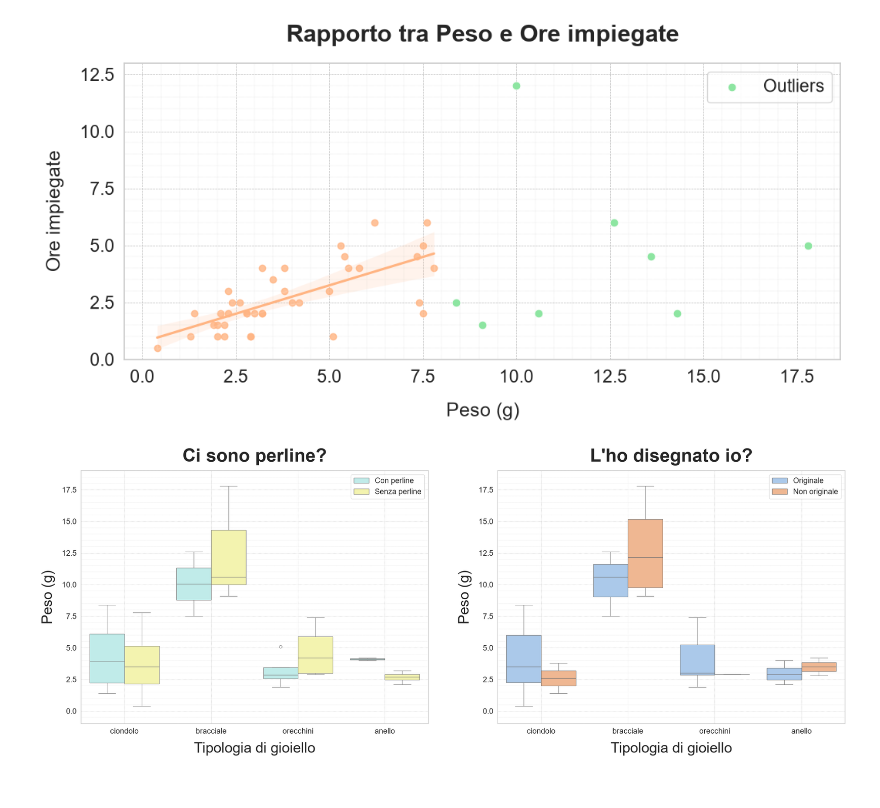
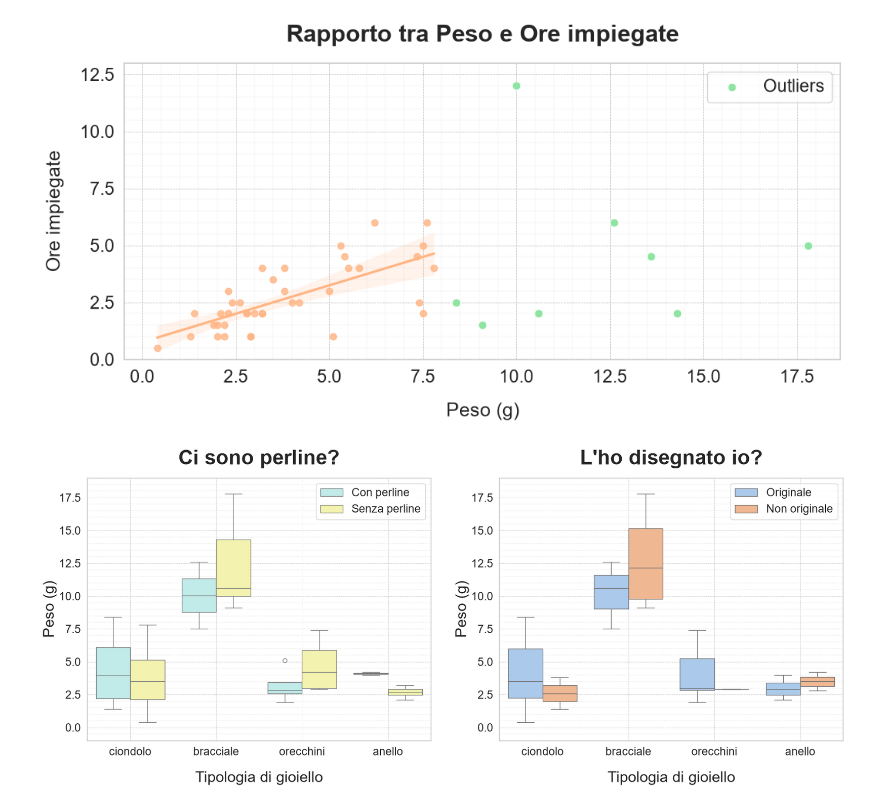
Before and after one commit to mush-noe/Data-Science---Laboratorio-del-Sole, a Jupyter notebook: grafico 3, 4.ipynb, the cells around one changed output. Cells and saved outputs as stored; diff of their text form; code cells hidden in the pictures.

```diff
--- a/grafico 3, 4.ipynb
+++ b/grafico 3, 4.ipynb
@@ -8,7 +8,7 @@ df = pd.read_pickle("LabDelSole.pickle")
 
 colori = sns.color_palette("pastel")
 
-df_info=df["info"]
+df_info=df["info"].copy()
 df_info
 # %% [output]
 |  | tipologia | modello | ore impiegate | prezzo | peso | design mio | perline | rimaste | regalate |
@@ -119,7 +101,7 @@ plt.savefig("Immagini/Peso-ore-A.png", bbox_inches="tight", pad_inches=0.1, tran
 # %%
 #GRAFICO 3
 #grafico della distribuzione dei pesi dei vari oggetti
-fig, (ax1, ax2) = plt.subplots(nrows = 1, ncols = 2, figsize = (30, 10))
+fig, (ax1, ax2) = plt.subplots(nrows = 1, ncols = 2, figsize = (20, 7))
 sns.set(style = "whitegrid", font_scale = 1.5)
 
 ordine = ["ciondolo", "bracciale", "orecchini", "anello"]
@@ -141,11 +123,11 @@ sns.boxplot(
 ax1.set_facecolor("#FFFFFF")
 
 ax1.grid(True, color = "#BBBBBB", linewidth = 0.5, linestyle="--")
-ax1.grid(True, axis = 'y', which = 'minor',linewidth = 0.3, linestyle="--")
+ax1.grid(True, axis = "y", which = "minor", linewidth = 0.3, linestyle="--")
 
-ax1.set_title("Ci sono perline?", pad = 20, fontsize = 40, fontweight = "bold")
-ax1.set_xlabel("Tipologia di gioiello", fontsize = 32, fontweight = "normal", labelpad = 15)
-ax1.set_ylabel("Peso (g)", fontsize = 32, fontweight = "normal", labelpad = 15)
+ax1.set_title("Ci sono perline?", pad = 20, fontsize = 30, fontweight = "bold")
+ax1.set_xlabel("Tipologia di gioiello", fontsize = 22, fontweight = "normal", labelpad = 20)
+ax1.set_ylabel("Peso (g)", fontsize = 22, fontweight = "normal", labelpad = 3)
 
 ax1.legend(loc="upper right")
 
@@ -153,35 +135,35 @@ ax1.yaxis.set_major_locator(plt.MultipleLocator(2.5))
 ax1.yaxis.set_minor_locator(plt.MultipleLocator(0.5))
 ax1.set_ylim(-1, 19)
 
-# grafichino 2
+# '''''''
 
 df_info["design_testo"] = df_info["design mio"].map({True: "Originale", False: "Non originale"})
 
 sns.boxplot(
     ax=ax2,
     data=df_info,
     x="tipologia",
     y="peso",
     order=ordine,
     hue="design_testo",
     hue_order=["Originale", "Non originale"],
     palette={"Originale": colori[0], "Non originale": colori[1]}
 )
 ax2.set_facecolor("#FFFFFF")
 
 ax2.grid(True, color = "#BBBBBB", linewidth = 0.5, linestyle="--")
 ax2.grid(True, axis = 'y', which = 'minor',linewidth = 0.3, linestyle="--")
 
-ax2.set_title("L'ho disegnato io?", pad = 20, fontsize = 40, fontweight = "bold")
-ax2.set_xlabel("Tipologia di gioiello", fontsize = 32, fontweight = "normal", labelpad = 15)
-ax2.set_ylabel("Peso (g)", fontsize = 32, fontweight = "normal", labelpad = 15)
+ax2.set_title("L'ho disegnato io?", pad = 20, fontsize = 30, fontweight = "bold")
+ax2.set_xlabel("Tipologia di gioiello", fontsize = 22, fontweight = "normal", labelpad = 20)
+ax2.set_ylabel("Peso (g)", fontsize = 22, fontweight = "normal", labelpad = 3)
 
 ax2.yaxis.set_major_locator(plt.MultipleLocator(2.5))
 ax2.yaxis.set_minor_locator(plt.MultipleLocator(0.5))
 ax2.set_ylim(-1, 19)
 ax2.legend(loc="upper right")
 
 plt.savefig("Immagini/Peso.svg", bbox_inches = "tight", pad_inches = 0.1, transparent = False)
 plt.savefig("Immagini/Peso.png", bbox_inches = "tight", pad_inches = 0.1, transparent = False)
 # %% [output]
-[figure, old version]
+[figure, new version]
```
Also changed, not shown: parts of 1 cell of this notebook, 7 other files.
